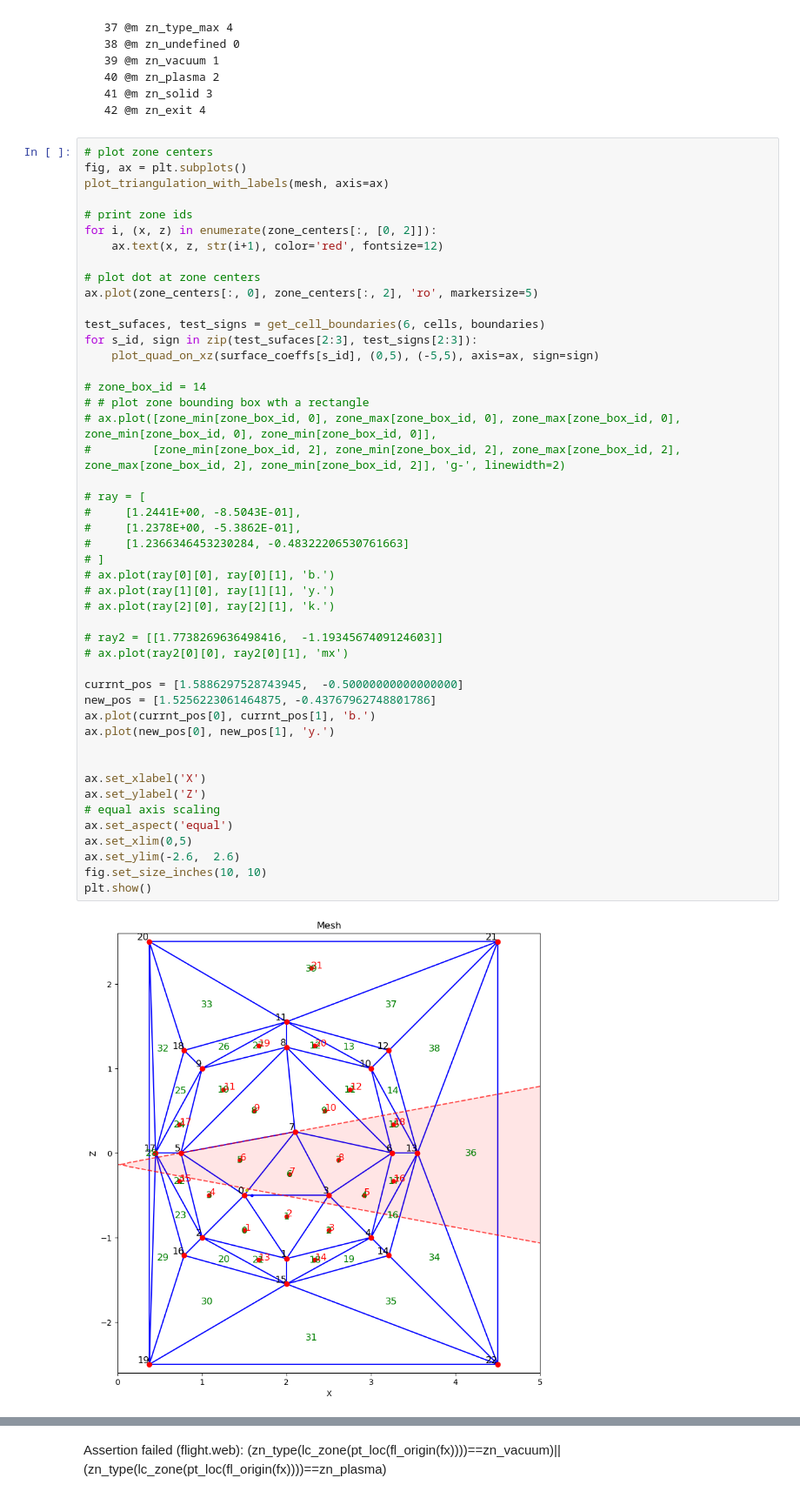
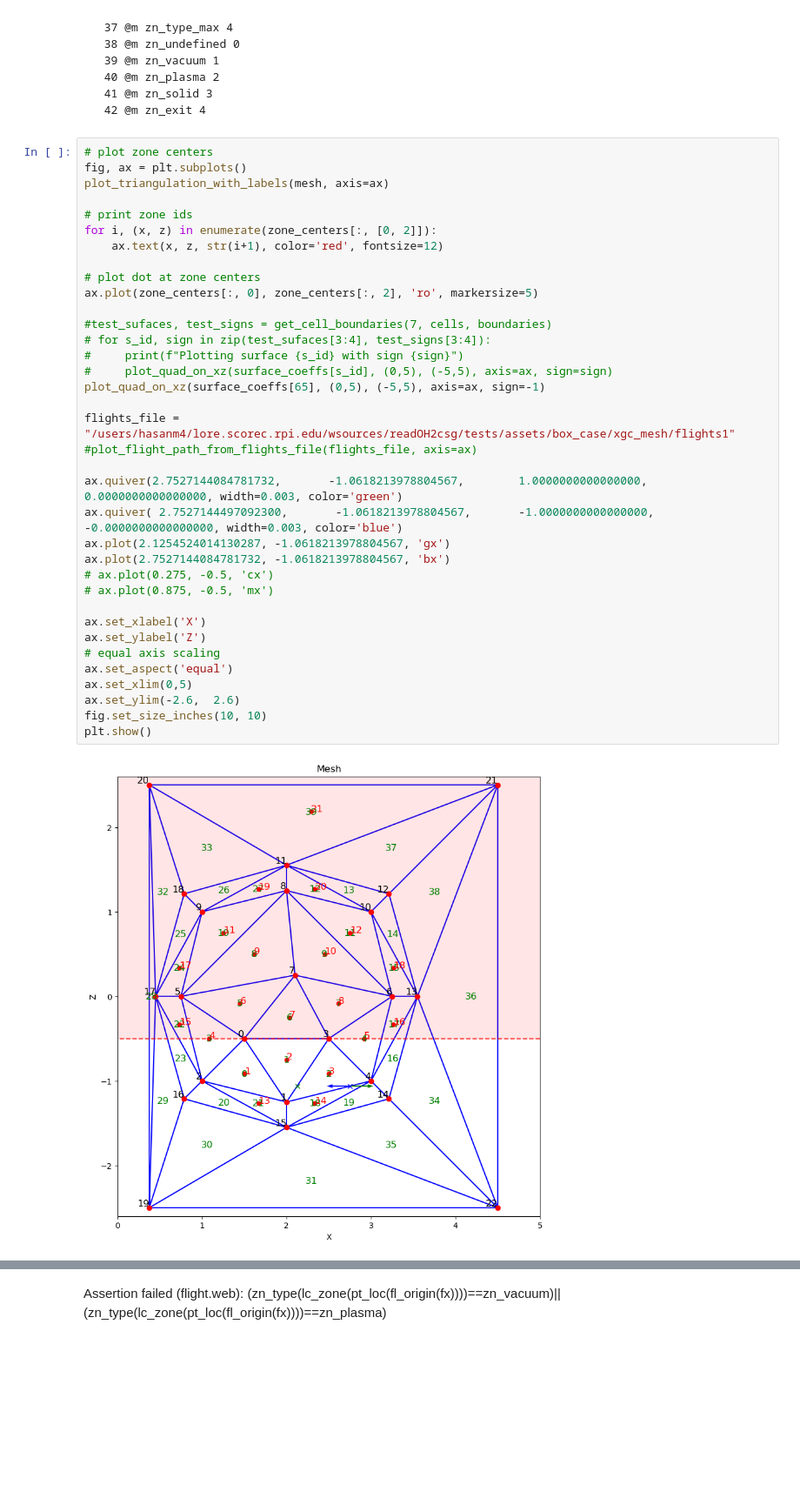
Before and after one commit to Fuad-HH/Degas2-Geom-Debug, a Jupyter notebook: compare_nc_meshes.ipynb, the cells around one changed output, grey strips where cells are left out. Shown at 87% size. Cells and saved outputs as stored; diff of their text form; blank space fills up the shorter version.

```diff
--- a/compare_nc_meshes.ipynb
+++ b/compare_nc_meshes.ipynb
@@ -105,49 +105,38 @@ plt.show()
 # %%
 # plot zone centers
 fig, ax = plt.subplots()
 plot_triangulation_with_labels(mesh, axis=ax)
 
 # print zone ids
 for i, (x, z) in enumerate(zone_centers[:, [0, 2]]):
     ax.text(x, z, str(i+1), color='red', fontsize=12)
 
 # plot dot at zone centers
 ax.plot(zone_centers[:, 0], zone_centers[:, 2], 'ro', markersize=5)
 
-test_sufaces, test_signs = get_cell_boundaries(6, cells, boundaries)
-for s_id, sign in zip(test_sufaces[2:3], test_signs[2:3]):
-    plot_quad_on_xz(surface_coeffs[s_id], (0,5), (-5,5), axis=ax, sign=sign)
+#test_sufaces, test_signs = get_cell_boundaries(7, cells, boundaries)
+# for s_id, sign in zip(test_sufaces[3:4], test_signs[3:4]):
+#     print(f"Plotting surface {s_id} with sign {sign}")
+#     plot_quad_on_xz(surface_coeffs[s_id], (0,5), (-5,5), axis=ax, sign=sign)
+plot_quad_on_xz(surface_coeffs[65], (0,5), (-5,5), axis=ax, sign=-1)
 
-# zone_box_id = 14
-# # plot zone bounding box wth a rectangle
-# ax.plot([zone_min[zone_box_id, 0], zone_max[zone_box_id, 0], zone_max[zone_box_id, 0], zone_min[zone_box_id, 0], zone_min[zone_box_id, 0]],
-#         [zone_min[zone_box_id, 2], zone_min[zone_box_id, 2], zone_max[zone_box_id, 2], zone_max[zone_box_id, 2], zone_min[zone_box_id, 2]], 'g-', linewidth=2)
+flights_file = "/users/hasanm4/lore.scorec.rpi.edu/wsources/readOH2csg/tests/assets/box_case/xgc_mesh/flights1"
+#plot_flight_path_from_flights_file(flights_file, axis=ax)
 
-# ray = [
-#     [1.2441E+00, -8.5043E-01],
-#     [1.2378E+00, -5.3862E-01],
-#     [1.2366346453230284, -0.48322206530761663]
-# ]
-# ax.plot(ray[0][0], ray[0][1], 'b.')
-# ax.plot(ray[1][0], ray[1][1], 'y.')
-# ax.plot(ray[2][0], ray[2][1], 'k.')
-
-# ray2 = [[1.7738269636498416,  -1.1934567409124603]]
-# ax.plot(ray2[0][0], ray2[0][1], 'mx')
-
-currnt_pos = [1.5886297528743945,  -0.50000000000000000]
-new_pos = [1.5256223061464875, -0.43767962748801786]
-ax.plot(currnt_pos[0], currnt_pos[1], 'b.')
-ax.plot(new_pos[0], new_pos[1], 'y.')
-
+ax.quiver(2.7527144084781732,       -1.0618213978804567,        1.0000000000000000,        0.0000000000000000, width=0.003, color='green')
+ax.quiver( 2.7527144497092300,       -1.0618213978804567,       -1.0000000000000000,       -0.0000000000000000, width=0.003, color='blue')
+ax.plot(2.1254524014130287, -1.0618213978804567, 'gx')
+ax.plot(2.7527144084781732, -1.0618213978804567, 'bx')
+# ax.plot(0.275, -0.5, 'cx')
+# ax.plot(0.875, -0.5, 'mx')
 
 ax.set_xlabel('X')
 ax.set_ylabel('Z')
 # equal axis scaling
 ax.set_aspect('equal')
 ax.set_xlim(0,5)
 ax.set_ylim(-2.6,  2.6)
 fig.set_size_inches(10, 10)
 plt.show()
 # %% [output]
-[figure, old version]
+[figure, new version]
```
Also changed, not shown: parts of 6 cells of this notebook, 2 other files.
